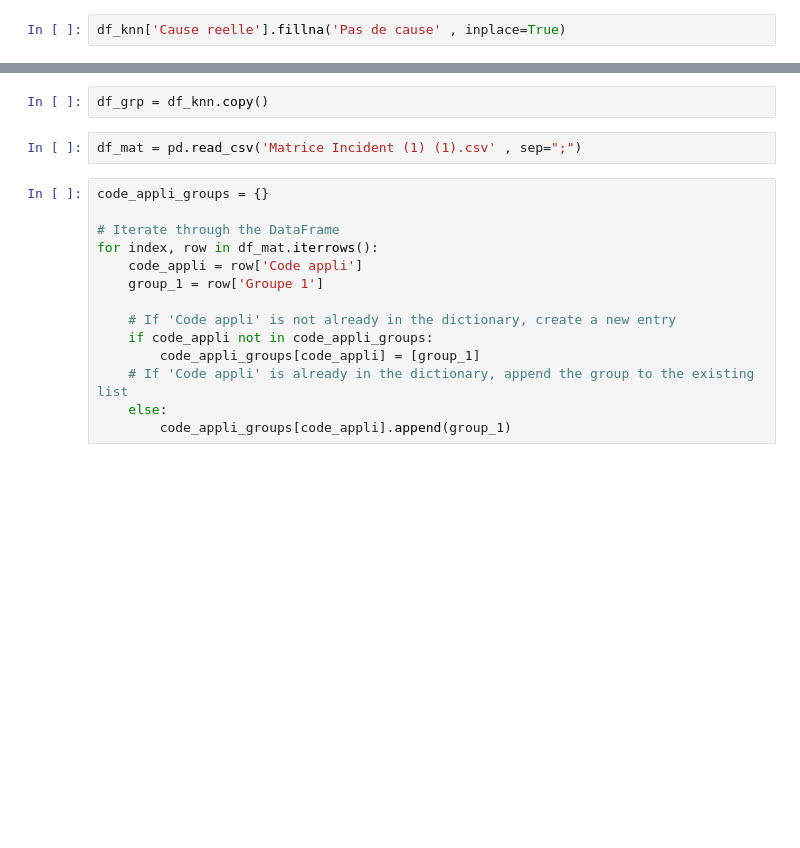
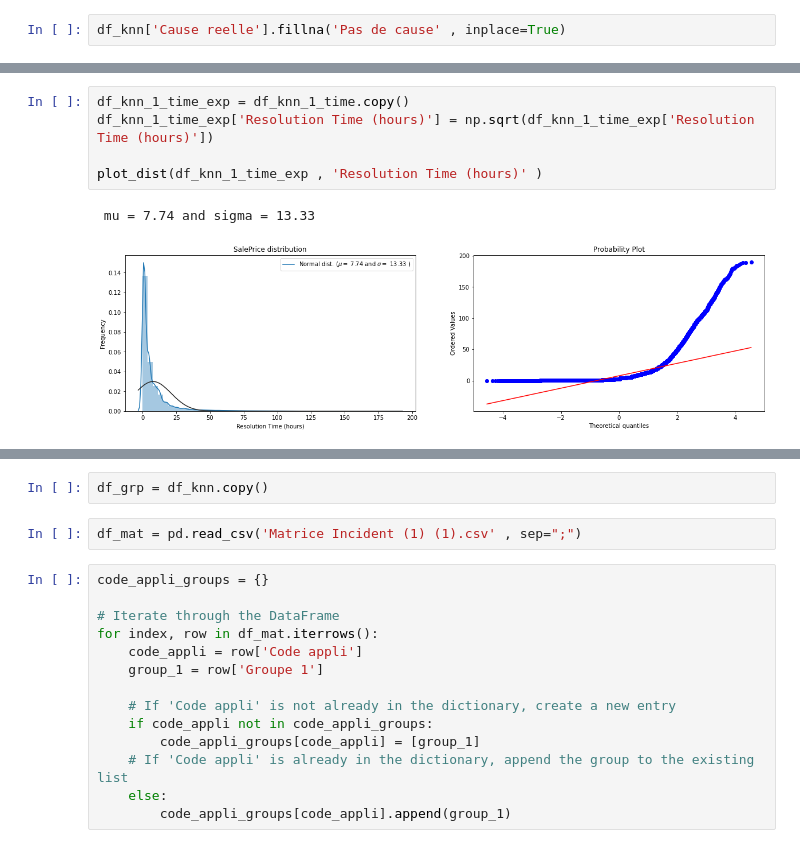
Before and after one commit to hbaieb77/PFEEE, a Jupyter notebook: model3.ipynb, the cells around one changed output, grey strips where cells are left out. Drawn from its saved outputs; the diff is of its cells as text; blank space fills up the shorter version.

```diff
--- a/model3.ipynb
+++ b/model3.ipynb
@@ -183,0 +338,8 @@ df_knn['Cause reelle'].fillna('Pas de cause' , inplace=True)
+# %%
+df_knn_1_time_exp = df_knn_1_time.copy()
+df_knn_1_time_exp['Resolution Time (hours)'] = np.sqrt(df_knn_1_time_exp['Resolution Time (hours)'])
+
+plot_dist(df_knn_1_time_exp , 'Resolution Time (hours)' )
+# %% [output]
+ mu = 7.74 and sigma = 13.33
+[figure, added]
```
Also changed, not shown: parts of 41 cells of this notebook, 5 other files.
